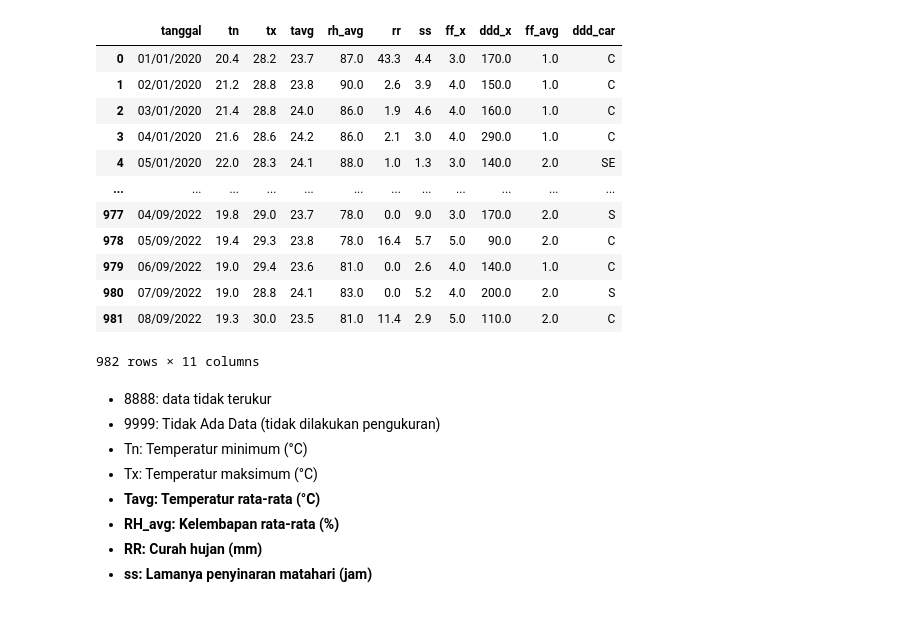
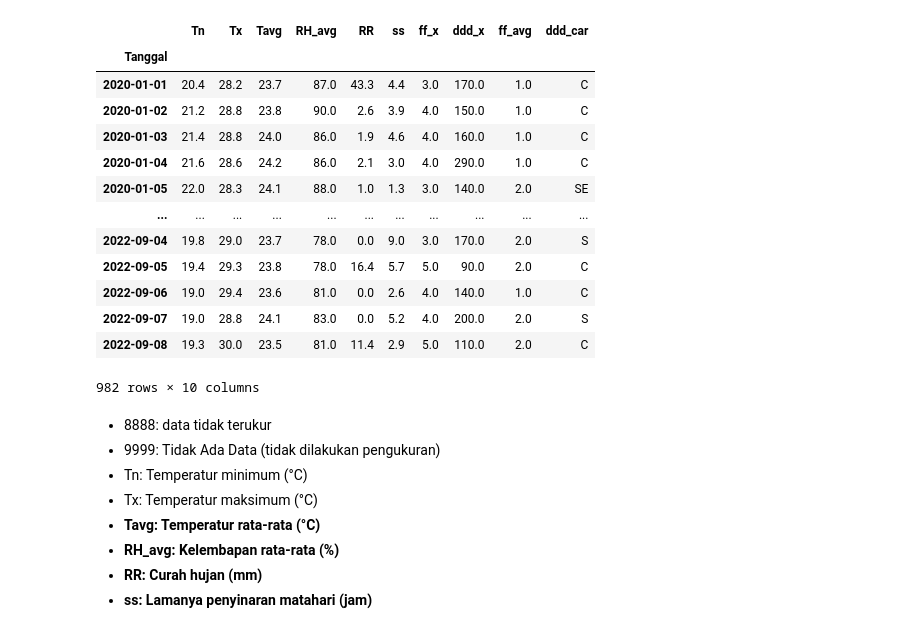
Before and after one commit to rachyharkov/nb-climate-change, a Jupyter notebook: notebook.ipynb, the cells around one changed output. Drawn from its saved outputs; the diff is of its cells as text; code cells hidden in the pictures.

Commit message:
fix dataset and reposition cells preprocessing

```diff
--- a/notebook.ipynb
+++ b/notebook.ipynb
@@ -4,23 +4,21 @@ import pandas as pd
 import numpy as np
 # %%
 #df = pd.read_csv("gnb_normalize_dataset_fix.csv")
-df = pd.read_csv("dataset_iklim_new.csv", delimiter=";", thousands=".", decimal=",")
-
-# set column names
-df.columns = ['tanggal', 'tn', 'tx', 'tavg', 'rh_avg', 'rr', 'ss', 'ff_x', 'ddd_x', 'ff_avg', 'ddd_car']
+df = pd.read_csv("dataset_iklim_new.csv", delimiter=";", thousands=".", decimal=",", parse_dates=["Tanggal"], index_col="Tanggal")
 
 df
 # %% [output]
-|  | tanggal | tn | tx | tavg | rh_avg | rr | ss | ff_x | ddd_x | ff_avg | ddd_car |
-| 0 | 01/01/2020 | 20.4 | 28.2 | 23.7 | 87.0 | 43.3 | 4.4 | 3.0 | 170.0 | 1.0 | C |
-| 1 | 02/01/2020 | 21.2 | 28.8 | 23.8 | 90.0 | 2.6 | 3.9 | 4.0 | 150.0 | 1.0 | C |
-| 2 | 03/01/2020 | 21.4 | 28.8 | 24.0 | 86.0 | 1.9 | 4.6 | 4.0 | 160.0 | 1.0 | C |
-| 3 | 04/01/2020 | 21.6 | 28.6 | 24.2 | 86.0 | 2.1 | 3.0 | 4.0 | 290.0 | 1.0 | C |
-| 4 | 05/01/2020 | 22.0 | 28.3 | 24.1 | 88.0 | 1.0 | 1.3 | 3.0 | 140.0 | 2.0 | SE |
-| ... | ... | ... | ... | ... | ... | ... | ... | ... | ... | ... | ... |
-| 977 | 04/09/2022 | 19.8 | 29.0 | 23.7 | 78.0 | 0.0 | 9.0 | 3.0 | 170.0 | 2.0 | S |
-| 978 | 05/09/2022 | 19.4 | 29.3 | 23.8 | 78.0 | 16.4 | 5.7 | 5.0 | 90.0 | 2.0 | C |
-| 979 | 06/09/2022 | 19.0 | 29.4 | 23.6 | 81.0 | 0.0 | 2.6 | 4.0 | 140.0 | 1.0 | C |
-| 980 | 07/09/2022 | 19.0 | 28.8 | 24.1 | 83.0 | 0.0 | 5.2 | 4.0 | 200.0 | 2.0 | S |
-| 981 | 08/09/2022 | 19.3 | 30.0 | 23.5 | 81.0 | 11.4 | 2.9 | 5.0 | 110.0 | 2.0 | C |
+|  | Tn | Tx | Tavg | RH_avg | RR | ss | ff_x | ddd_x | ff_avg | ddd_car |
+| Tanggal |  |  |  |  |  |  |  |  |  |  |
+| 2020-01-01 | 20.4 | 28.2 | 23.7 | 87.0 | 43.3 | 4.4 | 3.0 | 170.0 | 1.0 | C |
+| 2020-01-02 | 21.2 | 28.8 | 23.8 | 90.0 | 2.6 | 3.9 | 4.0 | 150.0 | 1.0 | C |
+| 2020-01-03 | 21.4 | 28.8 | 24.0 | 86.0 | 1.9 | 4.6 | 4.0 | 160.0 | 1.0 | C |
+| 2020-01-04 | 21.6 | 28.6 | 24.2 | 86.0 | 2.1 | 3.0 | 4.0 | 290.0 | 1.0 | C |
+| 2020-01-05 | 22.0 | 28.3 | 24.1 | 88.0 | 1.0 | 1.3 | 3.0 | 140.0 | 2.0 | SE |
+| ... | ... | ... | ... | ... | ... | ... | ... | ... | ... | ... |
+| 2022-09-04 | 19.8 | 29.0 | 23.7 | 78.0 | 0.0 | 9.0 | 3.0 | 170.0 | 2.0 | S |
+| 2022-09-05 | 19.4 | 29.3 | 23.8 | 78.0 | 16.4 | 5.7 | 5.0 | 90.0 | 2.0 | C |
+| 2022-09-06 | 19.0 | 29.4 | 23.6 | 81.0 | 0.0 | 2.6 | 4.0 | 140.0 | 1.0 | C |
+| 2022-09-07 | 19.0 | 28.8 | 24.1 | 83.0 | 0.0 | 5.2 | 4.0 | 200.0 | 2.0 | S |
+| 2022-09-08 | 19.3 | 30.0 | 23.5 | 81.0 | 11.4 | 2.9 | 5.0 | 110.0 | 2.0 | C |
-982 rows × 11 columns
+982 rows × 10 columns
```
Also changed, not shown: parts of 14 cells of this notebook, 1 other file.
